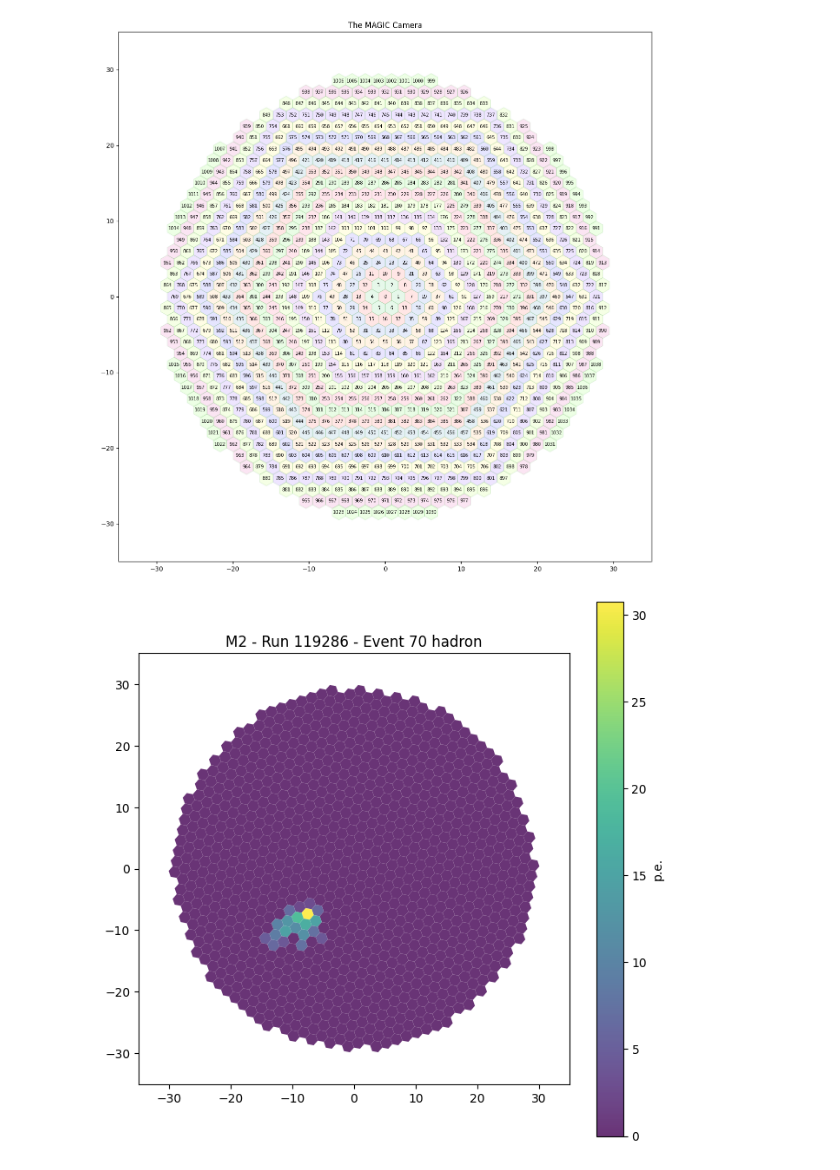
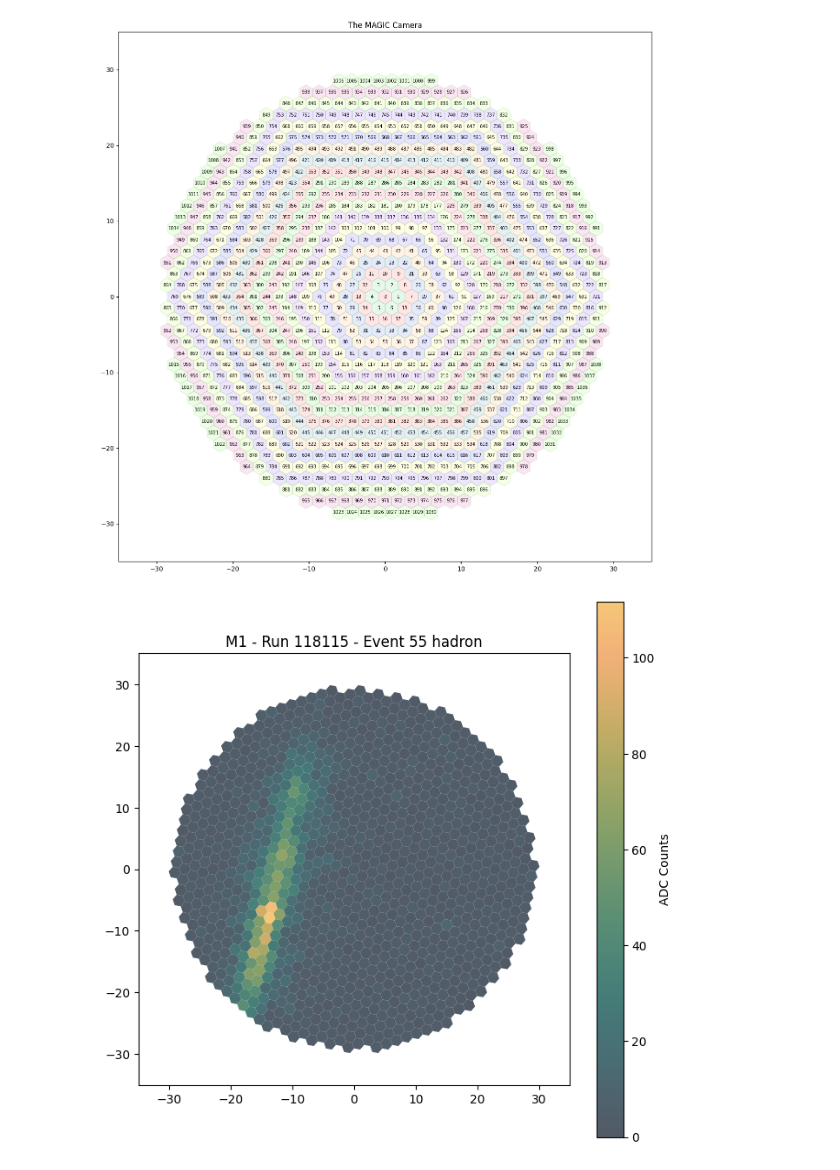
Before and after one commit to astrojarred/magic-ml-images, a Jupyter notebook: plot/plot-dev.ipynb, the cells around one changed output. Cells and saved outputs as stored; diff of their text form; code cells hidden in the pictures.

```diff
--- a/plot/plot-dev.ipynb
+++ b/plot/plot-dev.ipynb
@@ -25,4 +27,4 @@ e = magic.Event(ex, "hadron")
 # %%
-e.plot(2, cleaned=True, title=True)
+e.plot(1, cleaned=False, title=True)
 # %% [output]
-[figure, old version]
+[figure, new version]
```
Also changed, not shown: parts of 1 cell of this notebook, 7 other files.
